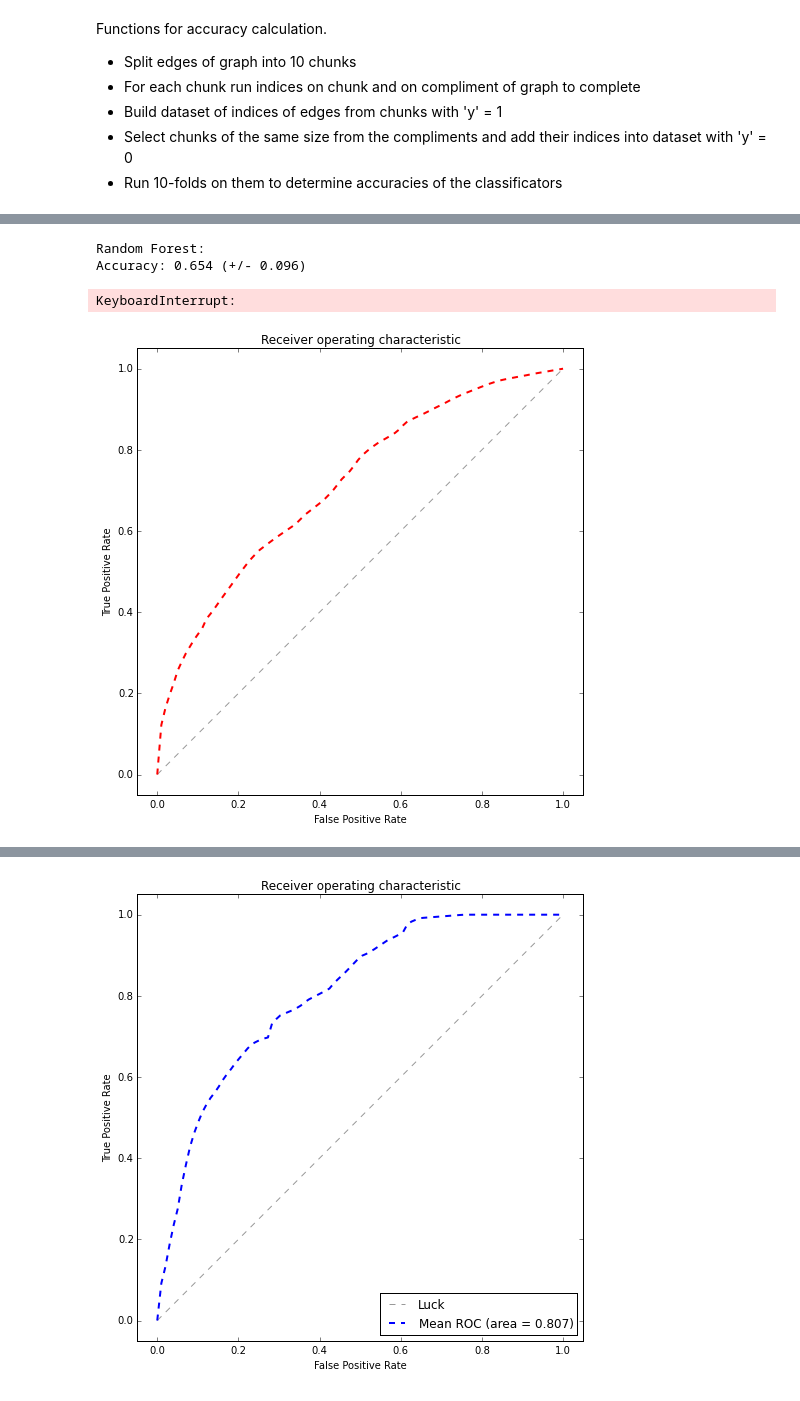
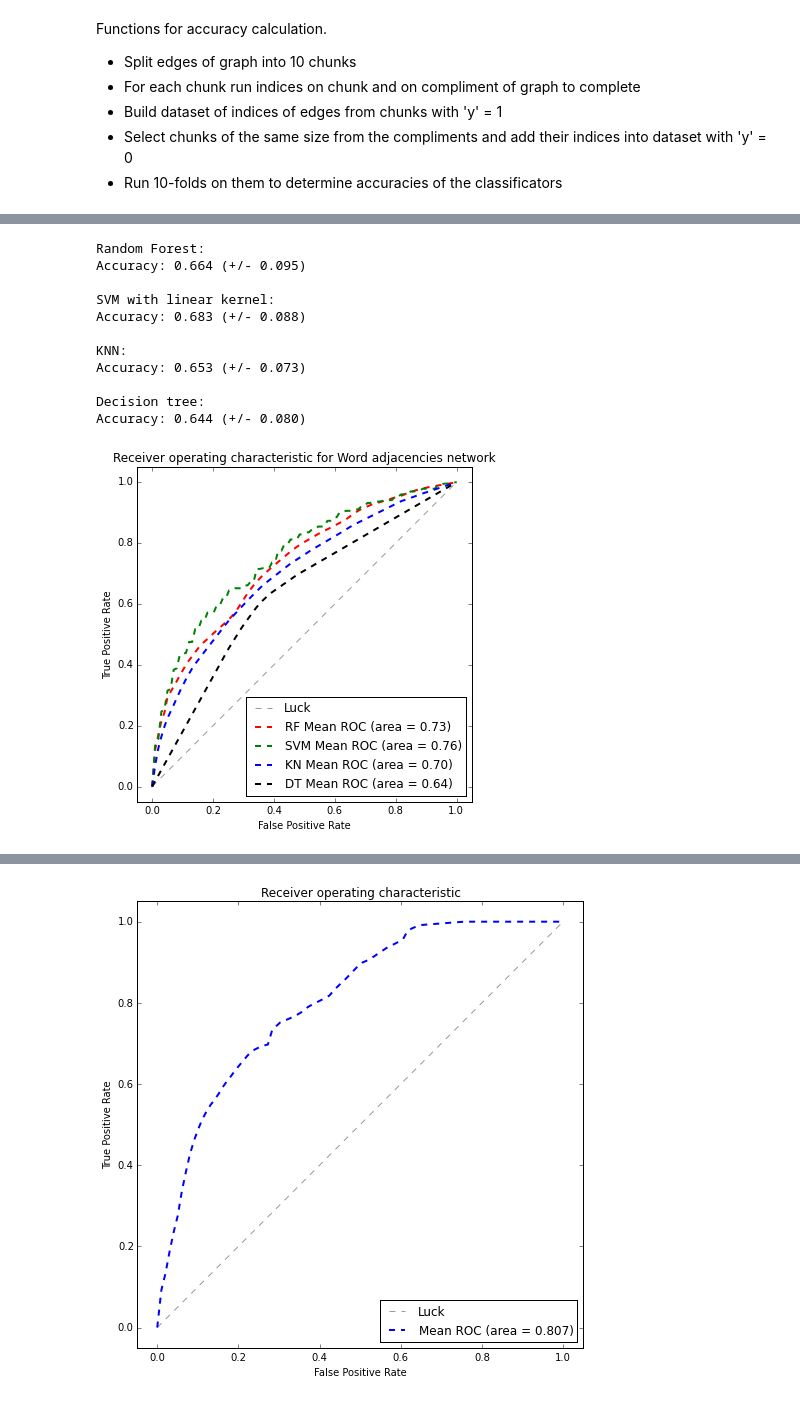
Before and after one commit to libfun/Course_m1_2015, a Jupyter notebook: ipynb/Link_Prediction_2.ipynb, the cells around one changed output, grey strips where cells are left out. Saved outputs shown, nothing was run; the diff lists cells and outputs as text; code cells hidden in the pictures.

```diff
--- a/ipynb/Link_Prediction_2.ipynb
+++ b/ipynb/Link_Prediction_2.ipynb
@@ -384,7 +384,7 @@ def run_indices_on_compl(sub, fold):
     df = df.fillna(0)
     return df
 
-def get_folds_test(G, alg = 'rf', nfolds = 10):
+def get_folds_test(G, fname, name,alg = 'rf', nfolds = 10):
     f1s = []
     precisions = []
     recalls = []
@@ -441,12 +441,12 @@ def get_folds_test(G, alg = 'rf', nfolds = 10):
     #X = preprocessing.normalize(X, norm = 'l2')
     scores = []
 
-    plt.figure(figsize = (8, 8))
+    plt.figure(figsize = (6, 6))
     plt.xlim([-0.05, 1.05])
     plt.ylim([-0.05, 1.05])
     plt.xlabel('False Positive Rate')
     plt.ylabel('True Positive Rate')
-    plt.title('Receiver operating characteristic')
+    plt.title("Receiver operating characteristic for {} network".format(name))
     plt.plot([0, 1], [0, 1], '--', color=(0.6, 0.6, 0.6), label='Luck')
 
     rf = ensemble.RandomForestClassifier(class_weight = 'auto')
@@ -469,7 +469,7 @@ def get_folds_test(G, alg = 'rf', nfolds = 10):
     print "Accuracy: {:.3f} (+/- {:.3f})\n".format(scores.mean(), scores.std() * 2)
 
 
-    rf = svm.SVC(kernel = 'linear', class_weight = 'auto', probability = True)
+    rf = svm.SVC(kernel = 'linear', class_weight = 'auto', probability = True, max_iter = 10000)
     scores = cross_validation.cross_val_score(rf, X, y = y, cv = cv, n_jobs = -1)
     mean_tpr = 0.0
     mean_fpr = np.linspace(0, 1, 100)
@@ -533,6 +533,7 @@ def get_folds_test(G, alg = 'rf', nfolds = 10):
     print "Accuracy: {:.3f} (+/- {:.3f})\n".format(scores.mean(), scores.std() * 2)
 
     plt.legend(loc = "lower right")
+    plt.savefig(fname, dpi = 300)
     plt.show()
 
     #print 'Scores:', scores
@@ -562,11 +563,19 @@ Accuracy: 0.719 (+/- 0.223)
 # %%
 newman_adjnoun = nx.read_gml('./netws/newman/adjnoun/adjnoun.gml')
-get_folds_test(newman_adjnoun)
+get_folds_test(newman_adjnoun, name = "Word adjacencies", fname = 'AN_test.png')
 # %% [output]
 Random Forest:
-Accuracy: 0.654 (+/- 0.096)
+Accuracy: 0.664 (+/- 0.095)
+
+SVM with linear kernel:
+Accuracy: 0.683 (+/- 0.088)
+
+KNN:
+Accuracy: 0.653 (+/- 0.073)
+
+Decision tree:
+Accuracy: 0.644 (+/- 0.080)
-KeyboardInterrupt:
-[figure, old version]
+[figure, new version]
 # %%
 pajek_us_air = nx.read_pajek('./netws/pajekds/USAir97.net')
 fixed_pajek_us_air = nx.Graph(nx.convert_node_labels_to_integers(pajek_us_air, first_label = 0))
```
Also changed, not shown: parts of 17 cells of this notebook, 18 other files.
